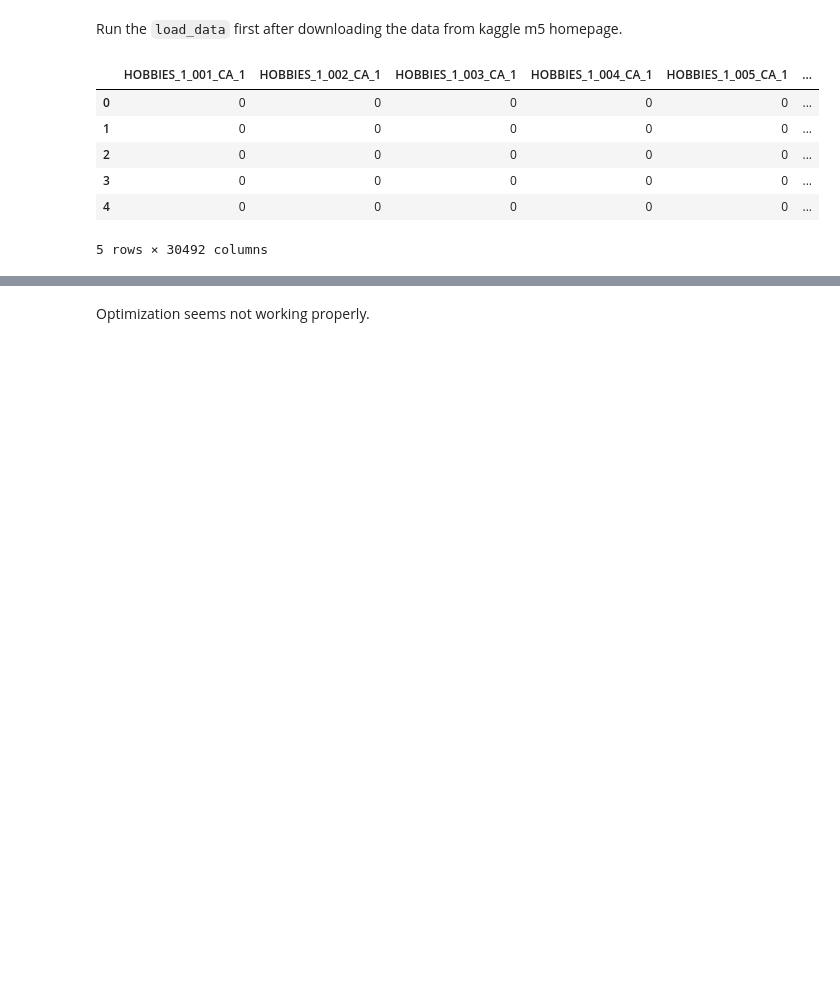
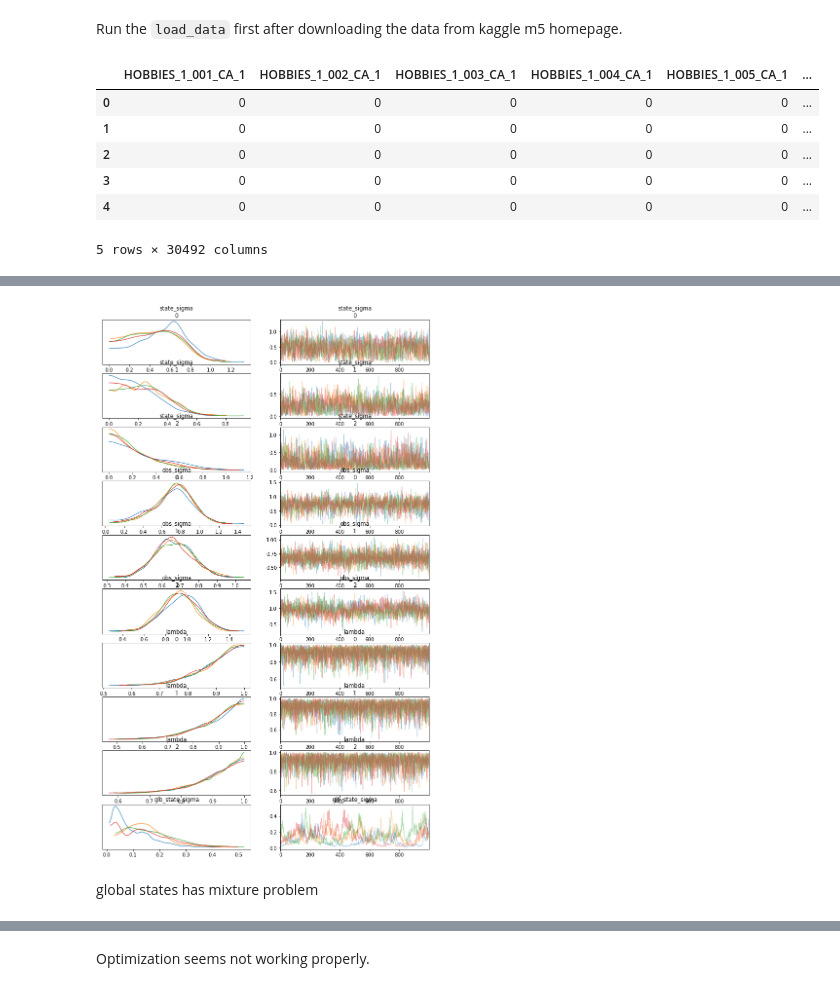
Before and after one commit to edwinnglabs/ts-playground, a Jupyter notebook: notebooks/state_space_models/multivariate.ipynb, the cells around one changed output, grey strips where cells are left out. Drawn from its saved outputs; the diff is of its cells as text; code cells hidden in the pictures; blank space fills up the shorter version.

```diff
--- a/notebooks/state_space_models/multivariate.ipynb
+++ b/notebooks/state_space_models/multivariate.ipynb
@@ -113,0 +204,7 @@ yhat_upper, yhat_med, yhat_lower = np.quantile(yhat, q=[0.9, 0.5, 0.1], axis=0)
+# %%
+az_posteriors = az.from_pystan(ss_fit)
+axes = az.plot_trace(az_posteriors, var_names=['state_sigma', 'obs_sigma', 'lambda', 'glb_state_sigma'], compact=False);
+# %% [output]
+[figure, added]
+# %% [markdown]
+global states has mixture problem
```
Also changed, not shown: parts of 25 cells of this notebook, 4 other files.
